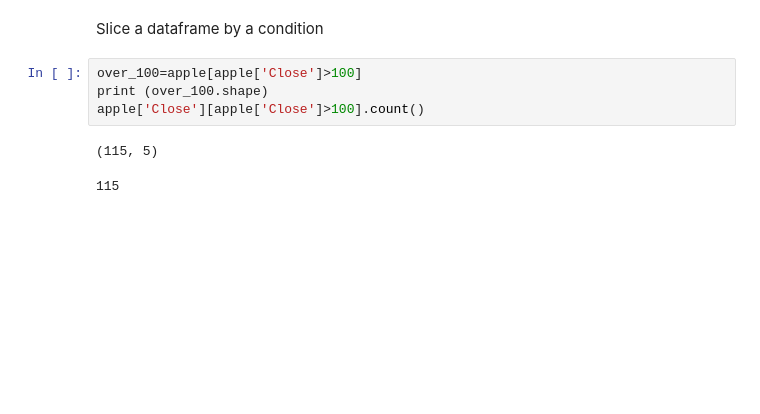
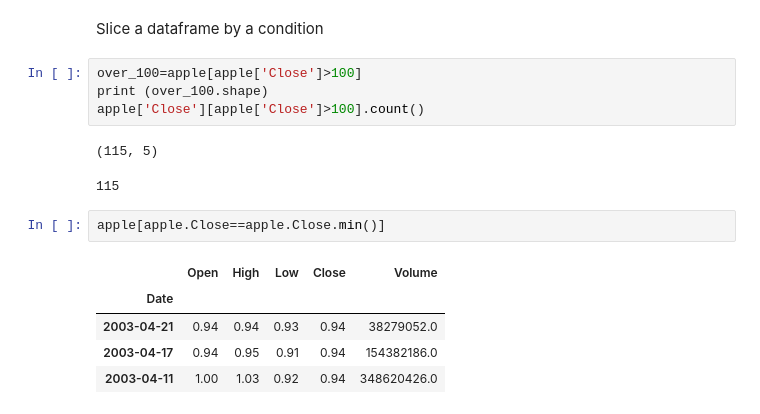
Before and after one commit to True-North-Intelligent-Algorithms/intro-to-data-analysis, a Jupyter notebook: docs/20_data_wrangling/25_Pandas.ipynb, the cells around one changed output. Drawn from its saved outputs; the diff is of its cells as text; blank space fills up the shorter version.

```diff
--- a/docs/20_data_wrangling/25_Pandas.ipynb
+++ b/docs/20_data_wrangling/25_Pandas.ipynb
@@ -157,3 +169,11 @@ apple['Close'][apple['Close']>100].count()
 # %% [output]
 (115, 5)
 115
+# %%
+apple[apple.Close==apple.Close.min()]
+# %% [output]
+|  | Open | High | Low | Close | Volume |
+| Date |  |  |  |  |  |
+| 2003-04-21 | 0.94 | 0.94 | 0.93 | 0.94 | 38279052.0 |
+| 2003-04-17 | 0.94 | 0.95 | 0.91 | 0.94 | 154382186.0 |
+| 2003-04-11 | 1.00 | 1.03 | 0.92 | 0.94 | 348620426.0 |
```
Also changed, not shown: parts of 5 cells of this notebook, 17 other files.
